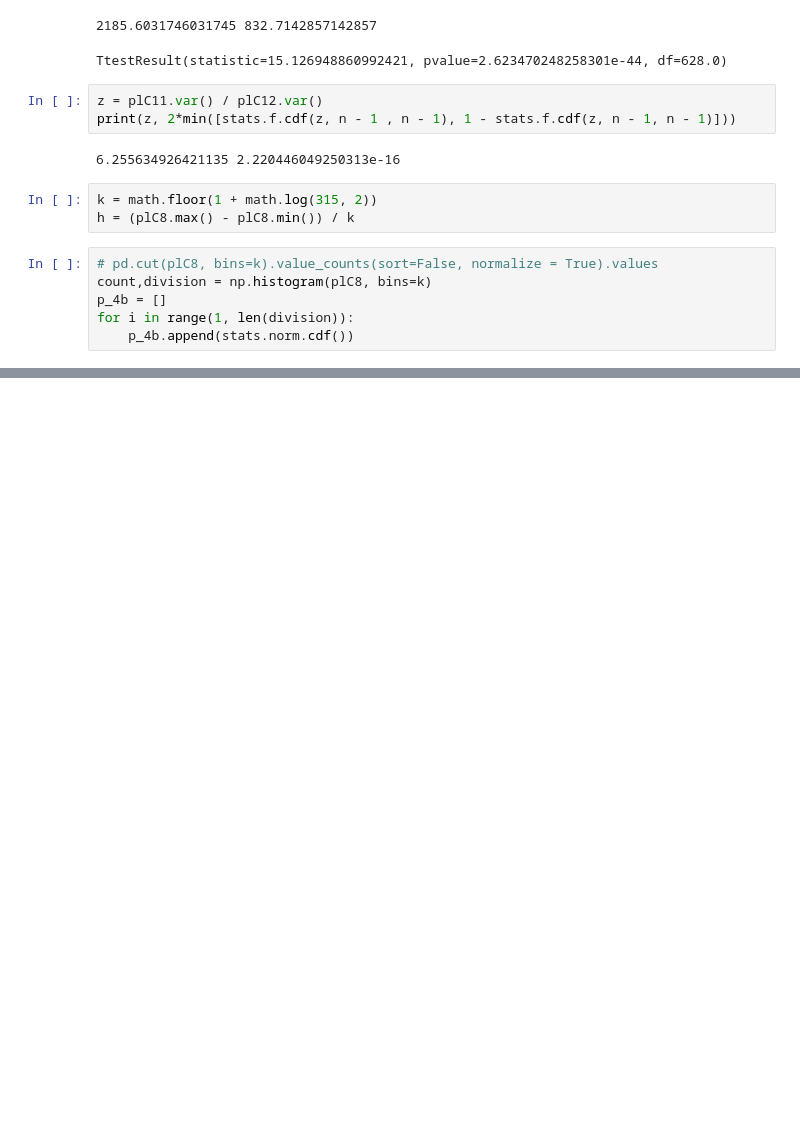
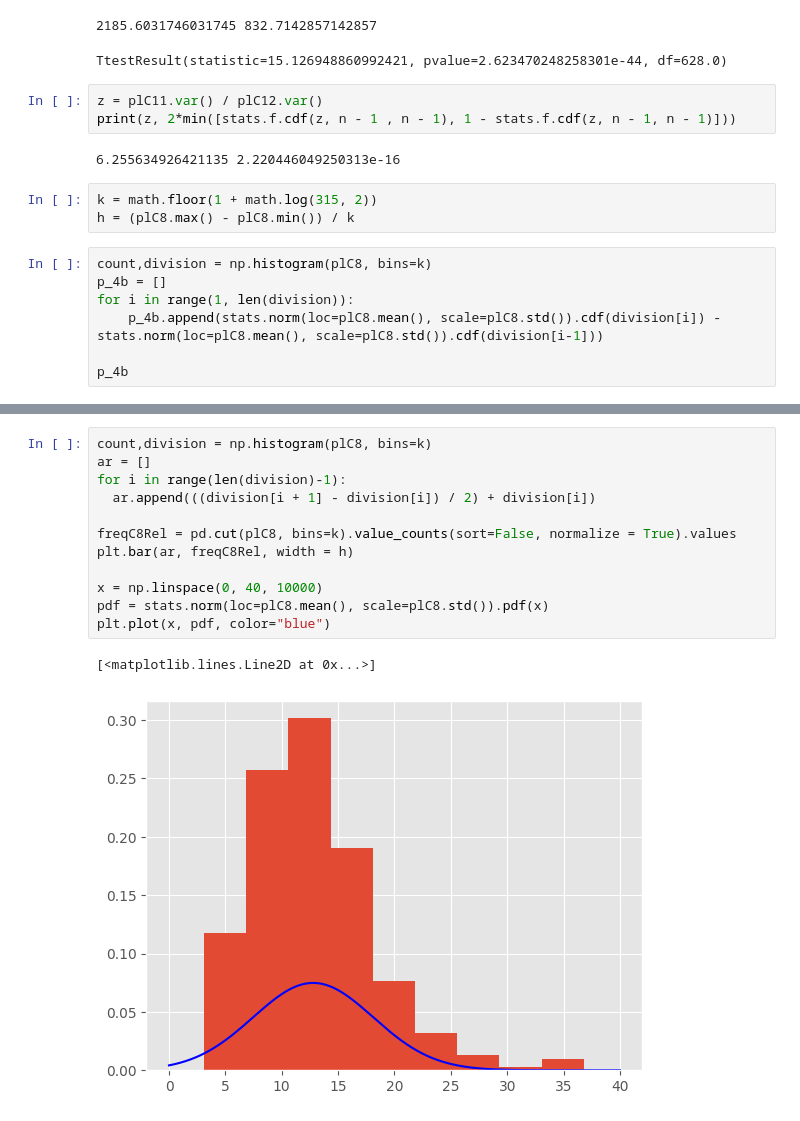
Before and after one commit to WantBeASleep/ban, a Jupyter notebook: my.ipynb, the cells around one changed output, grey strips where cells are left out. Drawn from its saved outputs; the diff is of its cells as text; blank space fills up the shorter version.

```diff
--- a/my.ipynb
+++ b/my.ipynb
@@ -223,8 +223,9 @@ print(z, 2*min([stats.f.cdf(z, n - 1 , n - 1), 1 - stats.f.cdf(z, n - 1, n - 1)]
 k = math.floor(1 + math.log(315, 2))
 h = (plC8.max() - plC8.min()) / k
 # %%
-# pd.cut(plC8, bins=k).value_counts(sort=False, normalize = True).values
 count,division = np.histogram(plC8, bins=k)
 p_4b = []
 for i in range(1, len(division)):
-    p_4b.append(stats.norm.cdf())
+    p_4b.append(stats.norm(loc=plC8.mean(), scale=plC8.std()).cdf(division[i]) - stats.norm(loc=plC8.mean(), scale=plC8.std()).cdf(division[i-1]))
+
+p_4b
@@ -230,0 +242,15 @@ for i in range(1, len(division)):
+# %%
+count,division = np.histogram(plC8, bins=k)
+ar = []
+for i in range(len(division)-1):
+  ar.append(((division[i + 1] - division[i]) / 2) + division[i])
+
+freqC8Rel = pd.cut(plC8, bins=k).value_counts(sort=False, normalize = True).values
+plt.bar(ar, freqC8Rel, width = h)
+
+x = np.linspace(0, 40, 10000)
+pdf = stats.norm(loc=plC8.mean(), scale=plC8.std()).pdf(x)
+plt.plot(x, pdf, color="blue")
+# %% [output]
+[<matplotlib.lines.Line2D at 0x...>]
+[figure, added]
```
Also changed, not shown: parts of 3 cells of this notebook.
